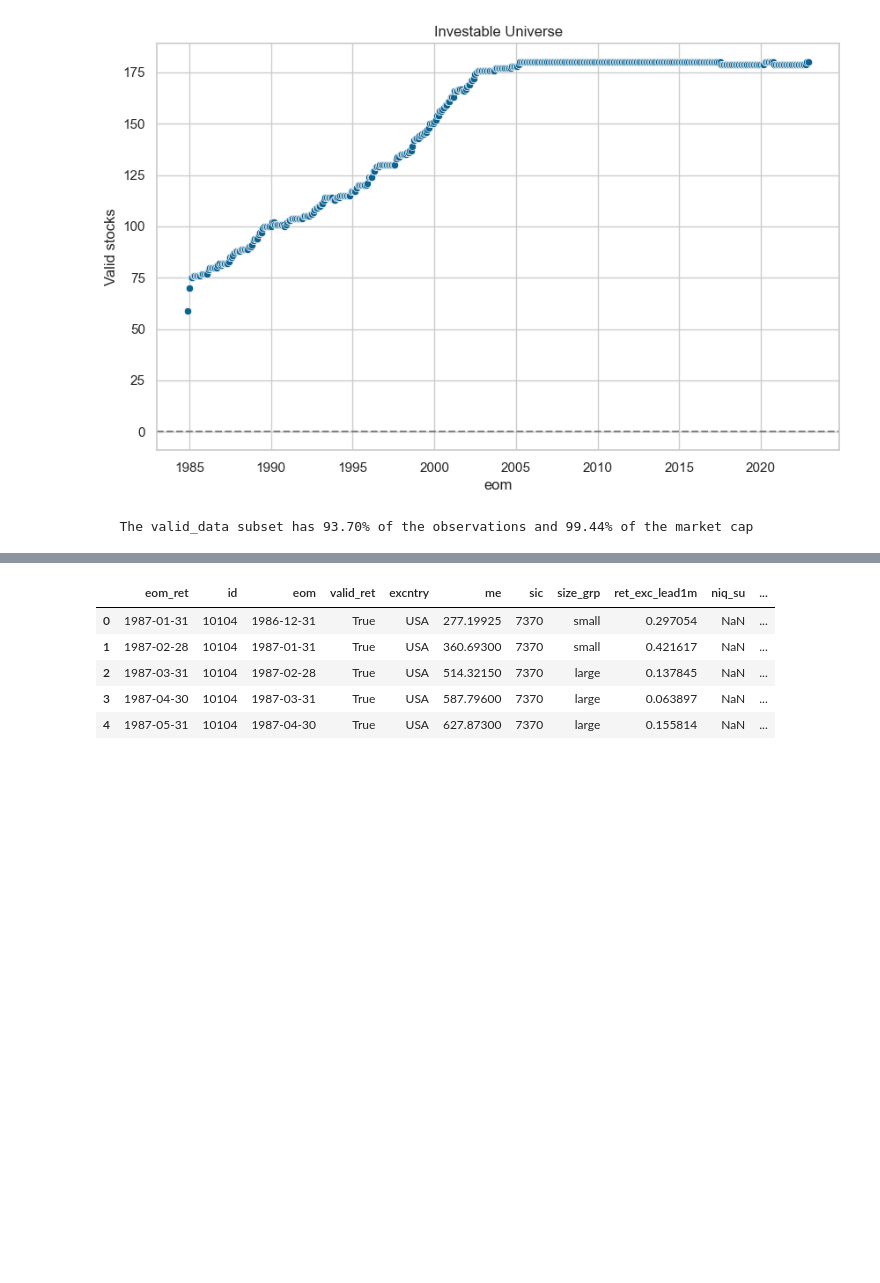
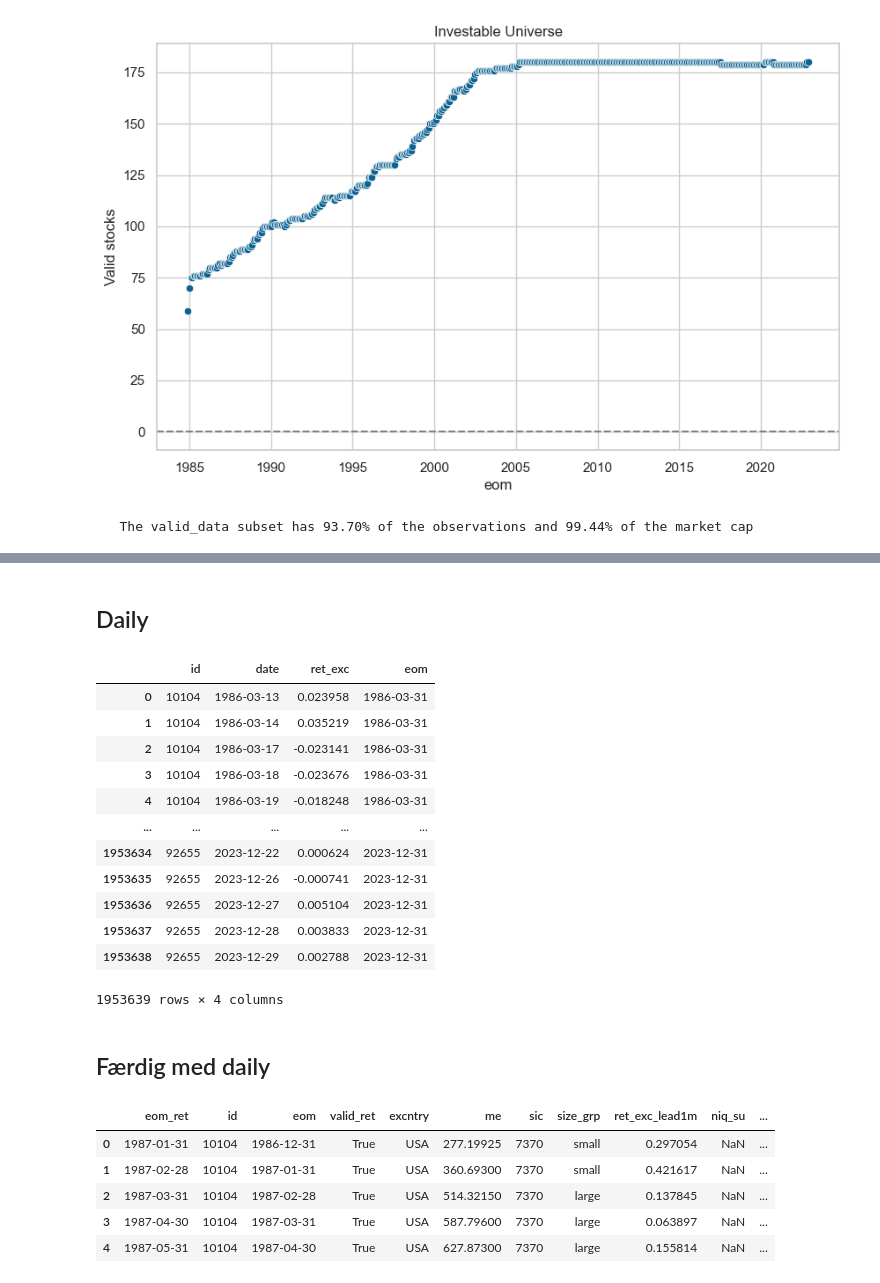
Before and after one commit to Hedegaard9/Master, a Jupyter notebook: PREDICTIONS.ipynb, the cells around one changed output, grey strips where cells are left out. Saved outputs shown, nothing was run; the diff lists cells and outputs as text; code cells hidden in the pictures; blank space fills up the shorter version.

```diff
--- a/PREDICTIONS.ipynb
+++ b/PREDICTIONS.ipynb
@@ -789,0 +787,2 @@ chars.to_parquet("./data_fifty/chars_behandlet.parquet", index=False)
+# %% [markdown]
+## Daily
@@ -790,3 +799,23 @@ chars.to_parquet("./data_fifty/chars_behandlet.parquet", index=False)
+# %%
+daily = pd.read_csv("./data_fifty/daily.csv", parse_dates=["date", "eom"])
+# %%
+daily
+# %% [output]
+|  | id | date | ret_exc | eom |
+| 0 | 10104 | 1986-03-13 | 0.023958 | 1986-03-31 |
+| 1 | 10104 | 1986-03-14 | 0.035219 | 1986-03-31 |
+| 2 | 10104 | 1986-03-17 | -0.023141 | 1986-03-31 |
+| 3 | 10104 | 1986-03-18 | -0.023676 | 1986-03-31 |
+| 4 | 10104 | 1986-03-19 | -0.018248 | 1986-03-31 |
+| ... | ... | ... | ... | ... |
+| 1953634 | 92655 | 2023-12-22 | 0.000624 | 2023-12-31 |
+| 1953635 | 92655 | 2023-12-26 | -0.000741 | 2023-12-31 |
+| 1953636 | 92655 | 2023-12-27 | 0.005104 | 2023-12-31 |
+| 1953637 | 92655 | 2023-12-28 | 0.003833 | 2023-12-31 |
+| 1953638 | 92655 | 2023-12-29 | 0.002788 | 2023-12-31 |
+1953639 rows × 4 columns
+# %% [markdown]
+## Færdig med daily
 # %%
 df_usa = pd.read_parquet("./data_fifty/usa_test.parquet", engine='pyarrow')
 # %%
```
Also changed, not shown: parts of 12 cells of this notebook, 2 other files.
